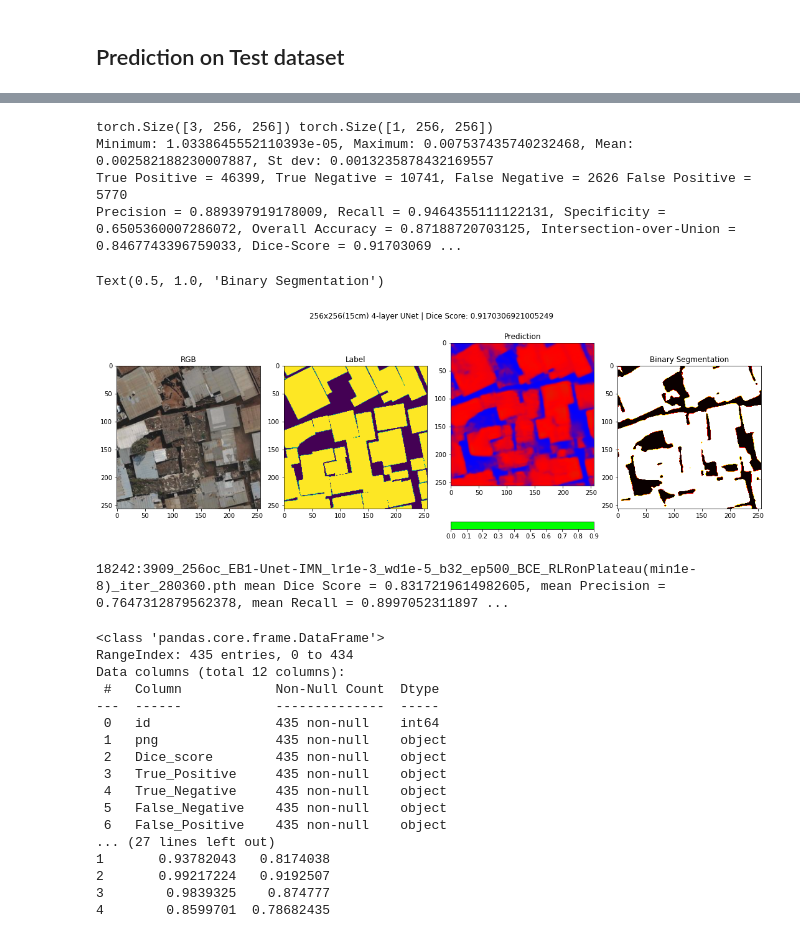
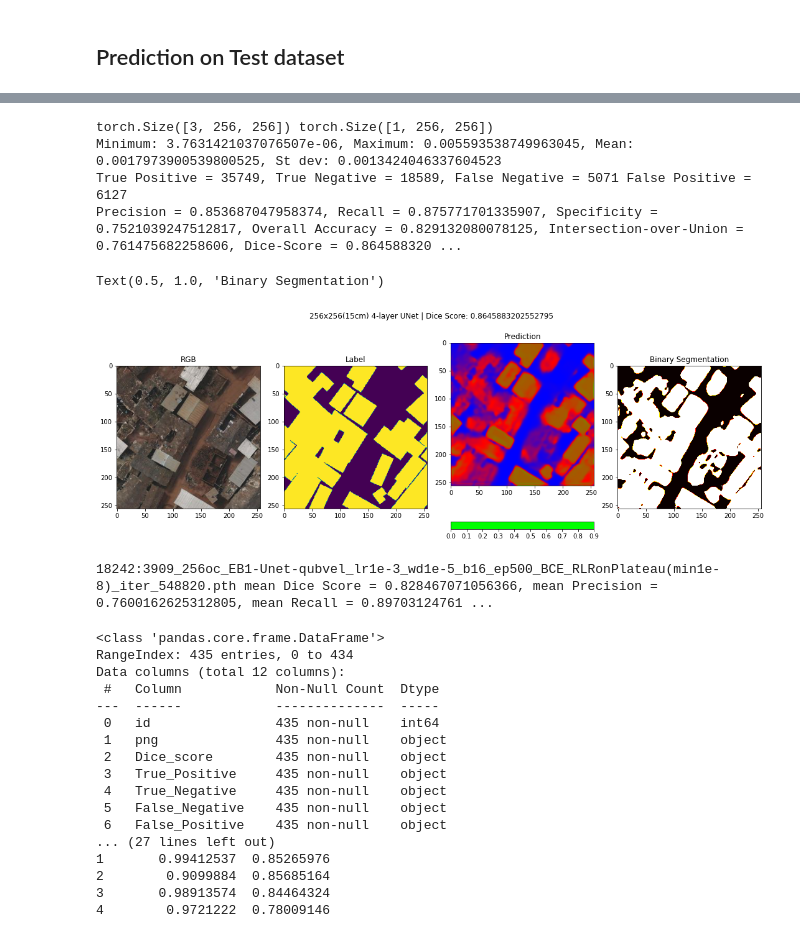
Before and after one commit to chrischank/HOTOSM_OAM_codeV2, a Jupyter notebook: Train_loop.ipynb, the cells around one changed output, grey strips where cells are left out. Cells and saved outputs as stored; diff of their text form; code cells hidden in the pictures.

```diff
--- a/Train_loop.ipynb
+++ b/Train_loop.ipynb
@@ -528,7 +528,7 @@ torch.cuda.empty_cache()
 
 print(best_trial)
 # %%
-xp_name = "18242:3909_256oc_EB1-Unet-IMN_lr1e-3_wd1e-5_b32_ep500_BCE_RLRonPlateau(min1e-8)"
+xp_name = "18242:3909_256oc_EB1-Unet-qubvel_lr1e-3_wd1e-5_b16_ep500_BCE_RLRonPlateau(min1e-8)"
 
 ChainedTrain = ConcatDataset([Train, InRGB_Train, HFLIP_Train, VFLIP_Train, BLUR_Train, CON_Train, SOL_Train])
 ChainedVal = ConcatDataset([Val, HFLIP_Val, VFLIP_Val])
@@ -554,9 +554,9 @@ training_loop(n_epochs = 500,
              xp_name = xp_name,
              loss_fn = nn.BCELoss(reduction = 'mean'),
              train_loader = DataLoader(ChainedTrain,
-                                       batch_size = 32, shuffle = True),
+                                       batch_size = 16, shuffle = True),
              val_loader = DataLoader(ChainedVal,
-                                     batch_size = 32, shuffle = True),
+                                     batch_size = 16, shuffle = True),
              checkpoint_freq = 10,
              val_freq = 10)
 
@@ -591,15 +591,15 @@ Text(0.5, 1.0, 'LBL')
 # %%
 
-Net = smp.Unet(encoder_name = 'efficientnet-b1', encoder_depth = 4,
+Net = smp.Unet(encoder_name = 'efficientnet-b1', encoder_depth = 5,
                encoder_weights = None, decoder_use_batchnorm = True,
-               decoder_channels = (128, 64, 32, 16), decoder_attention_type = None,
+               decoder_channels = (256, 128, 64, 32, 16), decoder_attention_type = None,
                in_channels = 3, classes = 1, activation = "sigmoid", aux_params = None)
 
 #Net = Four_UNet()
 
 checkpoint_dir = os.path.abspath("/home/mnt/HOTOSM_data/checkpoints")
 #checkpoint_dir = os.path.abspath("/home/chris/Dropbox/HOTOSM/SAMPLE/best_weights")
-best_iter = "_iter_280360.pth"
+best_iter = "_iter_548820.pth"
 
 NN_weights = os.path.join(checkpoint_dir, xp_name, xp_name + best_iter)
 
@@ -644,37 +644,37 @@ with torch.no_grad():
 print("True Positive = {0}, True Negative = {1}, False Negative = {2} False Positive = {3}".format(TP, TN, FN, FP))
 print("Precision = {0}, Recall = {1}, Specificity = {2}, Overall Accuracy = {3}, Intersection-over-Union = {4}, Dice-Score = {5}".format(Precision, Recall, Specificity, OA, IoU, Dice))
 
 # Plotting the RGB, Prediction, and Confidence
 fig = plt.figure(figsize = (15, 6))
 ax = fig.add_subplot(1, 4, 1)
 fig.tight_layout(w_pad = 3)
 fig.suptitle("256x256(15cm) 4-layer UNet | Dice Score: {0}".format(Dice))
 RGB = plt.imshow(test_pair[0].detach().cpu().numpy().transpose(1, 2, 0))
 ax.set_title('RGB')
 
 ax = fig.add_subplot(1, 4, 2)
 PILlbl = lbl.detach().cpu().numpy().transpose(1, 2, 0)
 plt.imshow(PILlbl)
 ax.set_title('Label')
 
 ax = fig.add_subplot(1, 4, 3)
 PILpred = prediction.detach().cpu().numpy().transpose(1, 2, 0)
 plt.imshow(PILpred, cmap = "brg")
 plt.colorbar(boundaries = np.arange(0, 1.0, 0.1), ticks = np.arange(0, 1.0, 0.1),
              orientation = "horizontal")
 ax.set_title('Prediction')
 
 ax = fig.add_subplot(1, 4, 4)
 PILbin = pred_BOOL.detach().cpu().numpy().transpose(1, 2, 0)
 plt.imshow(PILbin, cmap = "hot")
 ax.set_title('Binary Segmentation')
 # %% [output]
 torch.Size([3, 256, 256]) torch.Size([1, 256, 256])
-Minimum: 1.0338645552110393e-05, Maximum: 0.007537435740232468, Mean: 0.002582188230007887, St dev: 0.0013235878432169557
-True Positive = 46399, True Negative = 10741, False Negative = 2626 False Positive = 5770
-Precision = 0.889397919178009, Recall = 0.9464355111122131, Specificity = 0.6505360007286072, Overall Accuracy = 0.87188720703125, Intersection-over-Union = 0.8467743396759033, Dice-Score = 0.91703069 ...
+Minimum: 3.7631421037076507e-06, Maximum: 0.005593538749963045, Mean: 0.0017973900539800525, St dev: 0.0013424046337604523
+True Positive = 35749, True Negative = 18589, False Negative = 5071 False Positive = 6127
+Precision = 0.853687047958374, Recall = 0.875771701335907, Specificity = 0.7521039247512817, Overall Accuracy = 0.829132080078125, Intersection-over-Union = 0.761475682258606, Dice-Score = 0.864588320 ...
 Text(0.5, 1.0, 'Binary Segmentation')
-[figure, old version]
+[figure, new version]
 # %%
 # Loading testing batch
 test_loader = DataLoader(Test, batch_size = 1, shuffle = True)
@@ -764,7 +764,7 @@ df = {"id": idx,
 results_csv = pd.DataFrame(df)
 print(xp_name + best_iter, "mean Dice Score = {0}, mean Precision = {1}, mean Recall = {2}, mean Specificity = {3}, mean OA = {4}, mean IoU = {5}".format(np.nanmean(Dice_ls), np.nanmean(Precision_ls), np.nanmean(Recall_ls), np.nanmean(Specificity_ls), np.nanmean(OA_ls), np.nanmean(IoU_ls)))
 # %% [output]
-18242:3909_256oc_EB1-Unet-IMN_lr1e-3_wd1e-5_b32_ep500_BCE_RLRonPlateau(min1e-8)_iter_280360.pth mean Dice Score = 0.8317219614982605, mean Precision = 0.7647312879562378, mean Recall = 0.8997052311897 ...
+18242:3909_256oc_EB1-Unet-qubvel_lr1e-3_wd1e-5_b16_ep500_BCE_RLRonPlateau(min1e-8)_iter_548820.pth mean Dice Score = 0.828467071056366, mean Precision = 0.7600162625312805, mean Recall = 0.89703124761 ...
 # %%
 print(results_csv.info(), results_csv["Dice_score"].describe(), results_csv.head())
 
@@ -785,7 +785,7 @@ Data columns (total 12 columns):
  5   False_Negative    435 non-null    object
  6   False_Positive    435 non-null    object
 ... (27 lines left out)
-1       0.93782043   0.8174038
-2       0.99217224   0.9192507
-3        0.9839325    0.874777
-4        0.8599701  0.78682435
+1       0.99412537  0.85265976
+2        0.9099884  0.85685164
+3       0.98913574  0.84464324
+4        0.9721222  0.78009146
```
Also changed, not shown: parts of 4 cells of this notebook, 7 other files.
